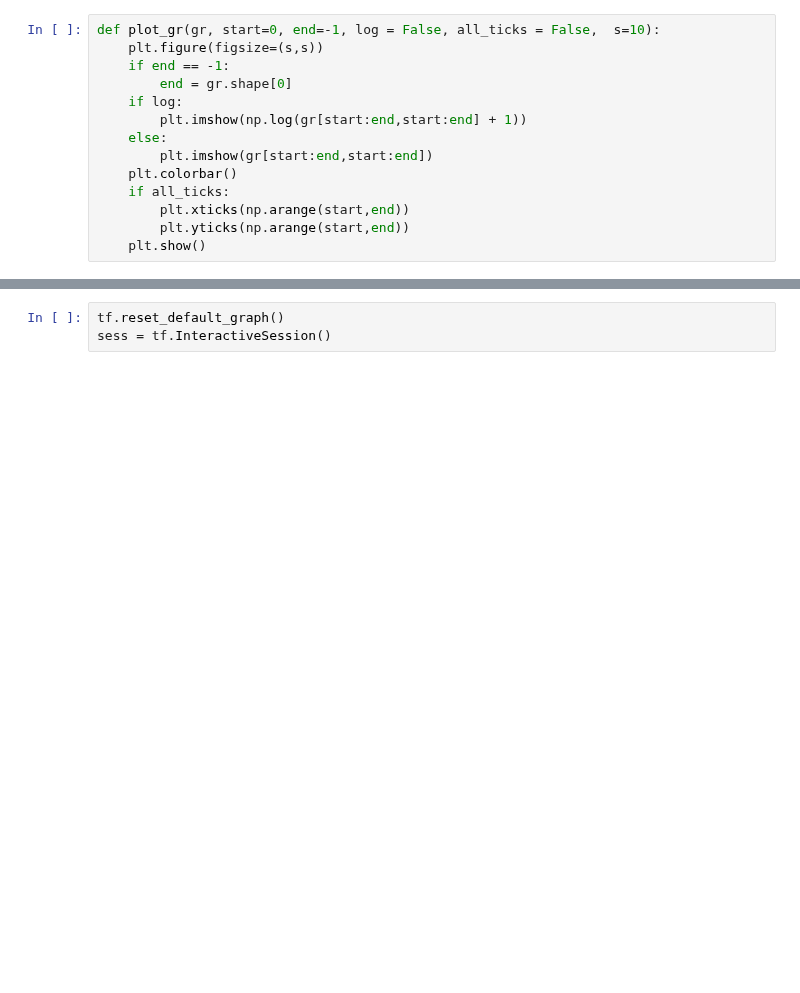
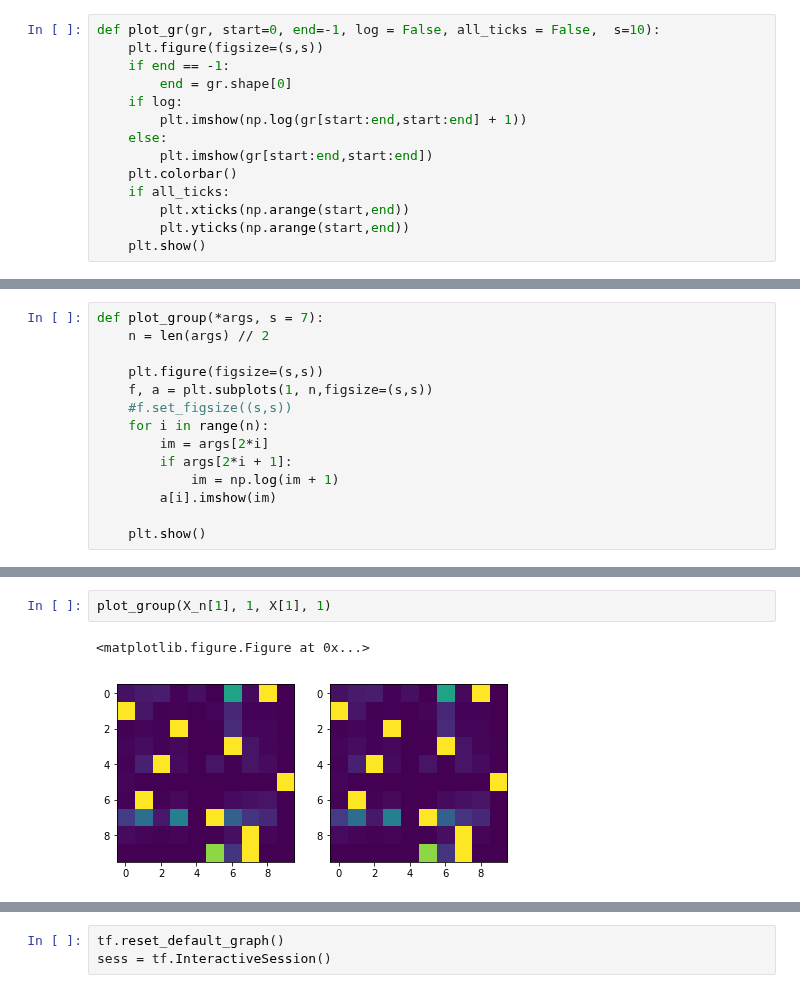
Before and after one commit to rykachevskiy/CRISPR, a Jupyter notebook: Graph_to_chains/graph_to_chains_TF.ipynb, the cells around one changed output, grey strips where cells are left out. Saved outputs shown, nothing was run; the diff lists cells and outputs as text; blank space fills up the shorter version.

```diff
--- a/Graph_to_chains/graph_to_chains_TF.ipynb
+++ b/Graph_to_chains/graph_to_chains_TF.ipynb
@@ -29 +41,15 @@ def plot_gr(gr, start=0, end=-1, log = False, all_ticks = False,  s=10):
+# %%
+def plot_group(*args, s = 7):
+    n = len(args) // 2
+
+    plt.figure(figsize=(s,s))
+    f, a = plt.subplots(1, n,figsize=(s,s))
+    #f.set_figsize((s,s))
+    for i in range(n):
+        im = args[2*i]
+        if args[2*i + 1]:
+            im = np.log(im + 1)
+        a[i].imshow(im)
+
+    plt.show()
 # %%
@@ -35,3 +86,8 @@ params = json.load(open("../data/simulation/init5k/params.json", 'r'))
+# %%
+plot_group(X_n[1], 1, X[1], 1)
+# %% [output]
+<matplotlib.figure.Figure at 0x...>
+[figure, added]
 # %%
 params
 # %% [output]
```
Also changed, not shown: parts of 44 cells of this notebook, 8 other files.
